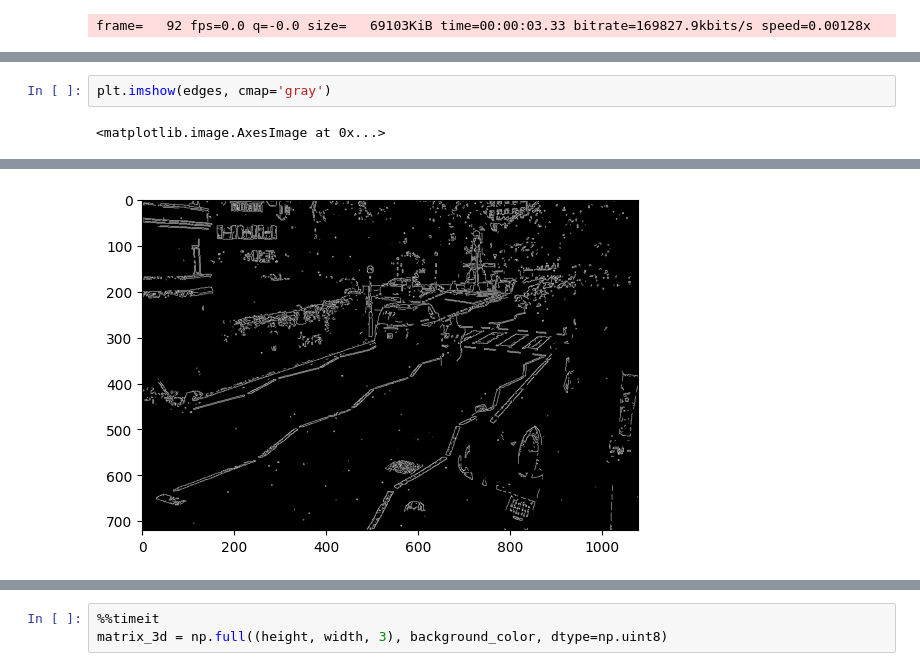
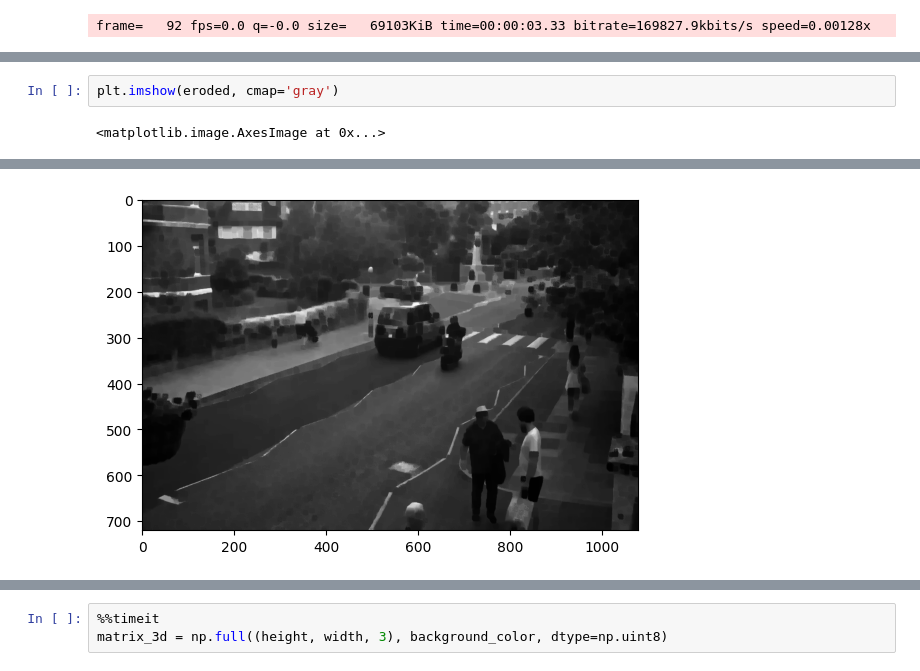
Before and after one commit to worthybrae/morph, a Jupyter notebook: research/styling/matrix_morph.ipynb, the cells around one changed output, grey strips where cells are left out. Drawn from its saved outputs; the diff is of its cells as text.

```diff
--- a/research/styling/matrix_morph.ipynb
+++ b/research/styling/matrix_morph.ipynb
@@ -303,4 +318,4 @@ frame=   16 fps=0.0 q=-0.0 size=   11391KiB time=00:00:00.80 bitrate=116640.0kbi
 # %%
-plt.imshow(edges, cmap='gray')
+plt.imshow(eroded, cmap='gray')
 # %% [output]
 <matplotlib.image.AxesImage at 0x...>
@@ -307 +323 @@ plt.imshow(edges, cmap='gray')
-[figure, old version]
+[figure, new version]
```
Also changed, not shown: parts of 18 cells of this notebook, 2 other files.
